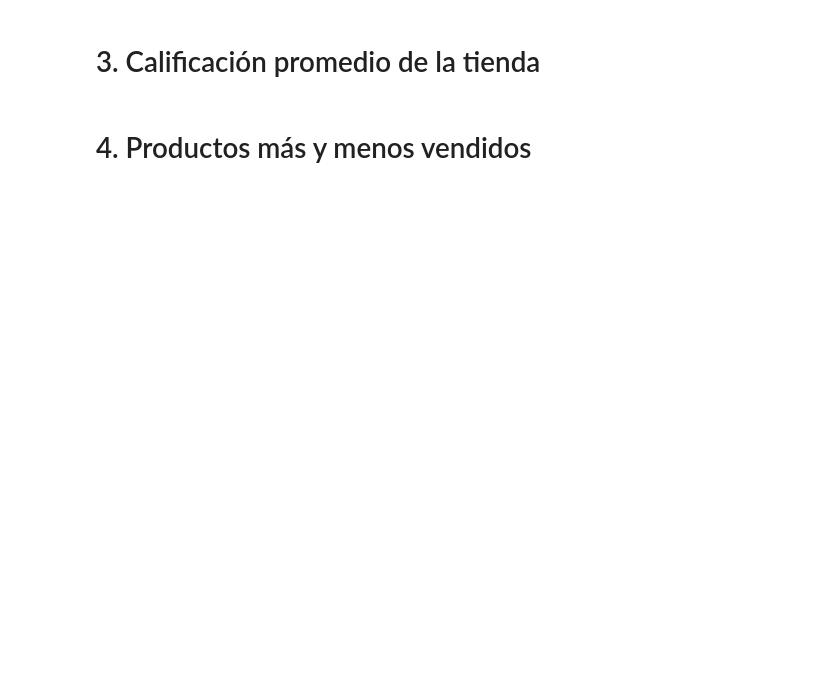
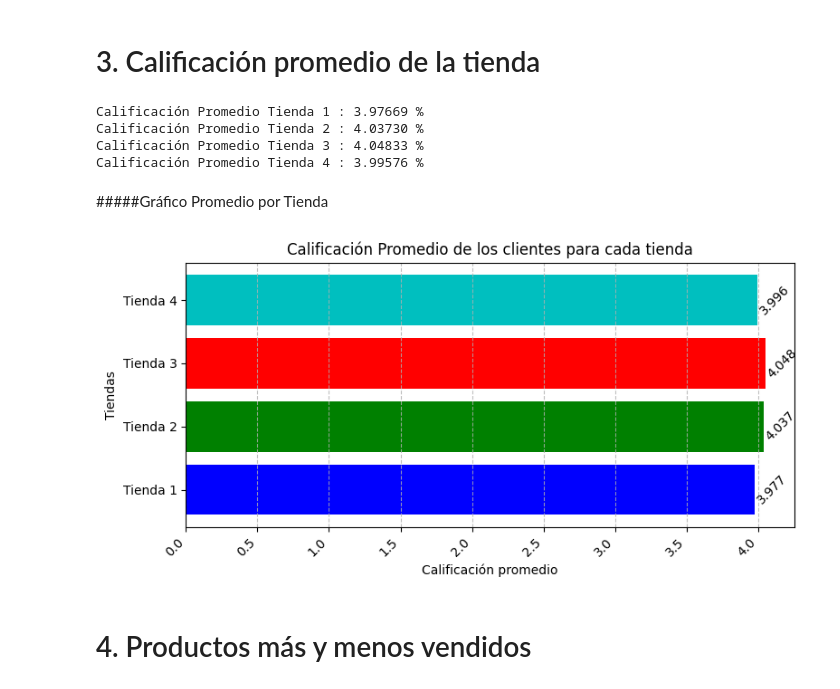
Before and after one commit to lismar0961-lab/Challeger-AlurastoreLatam-Tienda, a Jupyter notebook: Challeger_AluraStoreLatam.ipynb, the cells around one changed output. Saved outputs shown, nothing was run; the diff lists cells and outputs as text; code cells hidden in the pictures; blank space fills up the shorter version.

```diff
--- a/Challeger_AluraStoreLatam.ipynb
+++ b/Challeger_AluraStoreLatam.ipynb
@@ -183,4 +368,52 @@ memory usage: 221.2+ KB
 # %% [markdown]
 # 3. Calificación promedio de la tienda
+# %%
+promedio = pd.DataFrame(columns=['Tienda', 'Promedio'])
+def promedio_calificacion(dataset):
+  return dataset['Calificación'].mean()
+
+promedio_t1 = promedio_calificacion(tienda1)
+promedio_t2 = promedio_calificacion(tienda2)
+promedio_t3 = promedio_calificacion(tienda3)
+promedio_t4 = promedio_calificacion(tienda4)
+
+
+promedio = pd.Series({
+    'Tienda 1': promedio_t1,
+    'Tienda 2': promedio_t2,
+    'Tienda 3': promedio_t3,
+    'Tienda 4': promedio_t4
+})
+
+for tiendas, promedio in promedio.items():
+    print(f"Calificación Promedio {tiendas} : {promedio:,.5f} %")
+# %% [output]
+Calificación Promedio Tienda 1 : 3.97669 %
+Calificación Promedio Tienda 2 : 4.03730 %
+Calificación Promedio Tienda 3 : 4.04833 %
+Calificación Promedio Tienda 4 : 3.99576 %
+# %% [markdown]
+#####Gráfico Promedio por Tienda
+# %%
+import matplotlib.pyplot as plt
+import matplotlib.colors as mcolors
+
+tiendas = ['Tienda 1', 'Tienda 2', 'Tienda 3', 'Tienda 4']
+plt.figure(figsize=(8,4))
+bars = plt.barh(tiendas, promedio.values , color= mcolors.BASE_COLORS) # Use plt.barh for horizontal bars
+plt.xlabel('Calificación promedio') # X-axis label for horizontal bar chart
+plt.ylabel('Tiendas') # Y-axis label for horizontal bar chart
+plt.title('Calificación Promedio de los clientes para cada tienda')
+
+# Correctly position labels for horizontal bars
+for bar in bars:
+    width = bar.get_width()
+    plt.text(width , bar.get_y() + bar.get_height()/2, f'{width:.3f}',rotation=45, va='center', ha='left')
+plt.xticks(rotation=45, ha='right')
+plt.grid(axis='x', linestyle='--', alpha=0.8)
+plt.tight_layout()
+plt.show()
+# %% [output]
+[figure, added]
 # %% [markdown]
 # 4. Productos más y menos vendidos
```
Also changed, not shown: parts of 39 cells of this notebook.
